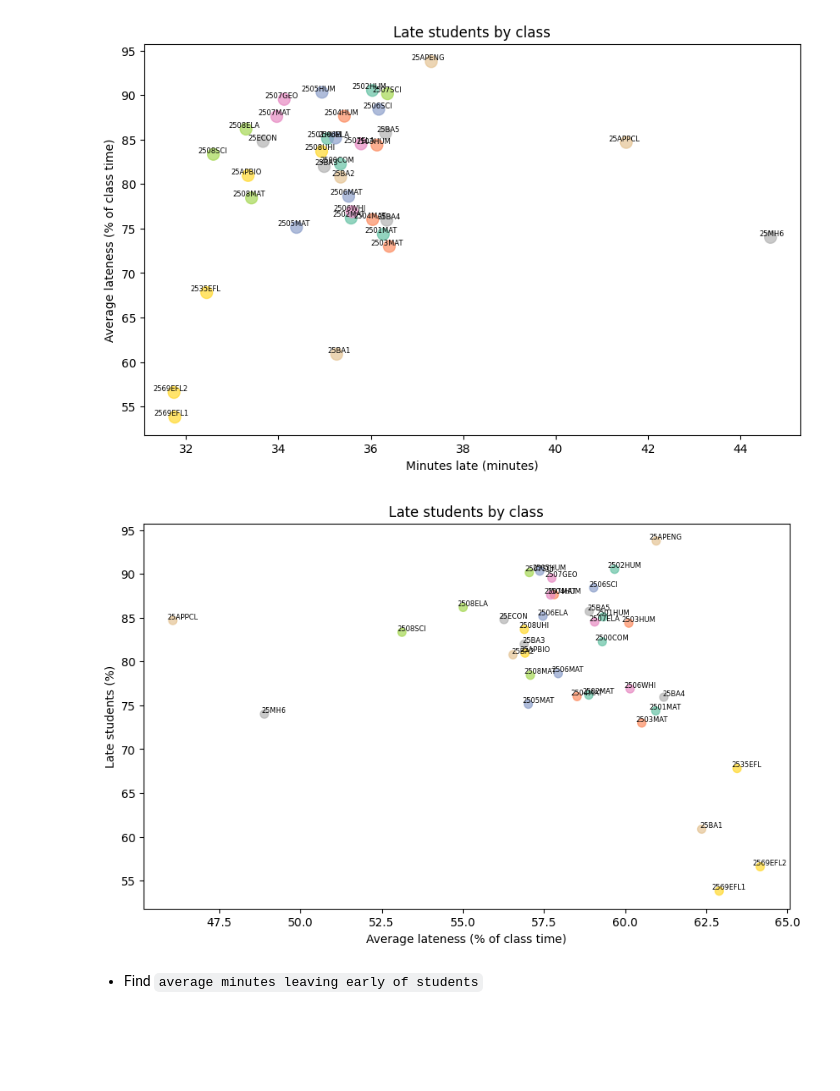
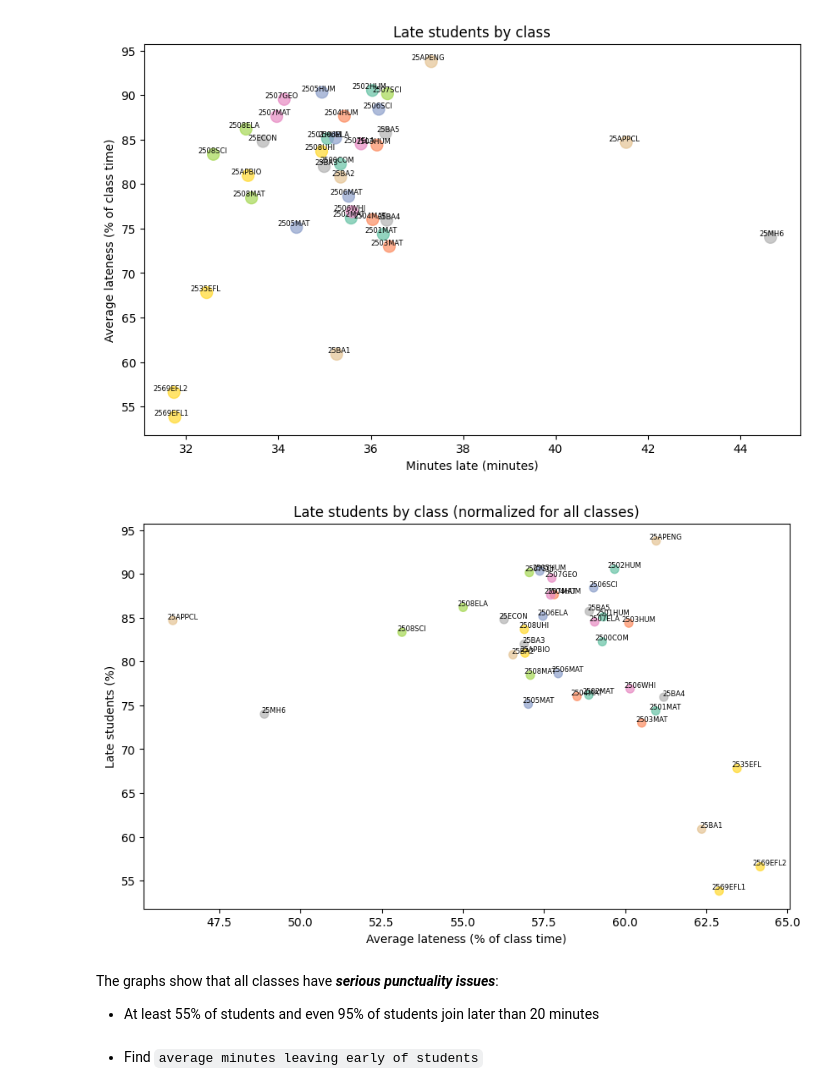
Before and after one commit to tthvan/Customer-Retention-Analysis, a Jupyter notebook: cleanin.ipynb, the cells around one changed output. Saved outputs shown, nothing was run; the diff lists cells and outputs as text; code cells hidden in the pictures; blank space fills up the shorter version.

```diff
--- a/cleanin.ipynb
+++ b/cleanin.ipynb
@@ -469,19 +490,0 @@ Index(['Topic', 'ID', 'Host name', 'Host email', 'Start time', 'End time',
-# %%
-# Mark students that are late more than 20 minutes
-df['is_late'] = df['minutes_late'] > 20
-
-# Count unique students per class
-total_counts = df.groupby('Topic')['Email'].nunique().reset_index(name='total_students')
-total_counts['class_duration'] = df.groupby('Topic').agg(
-    avg_class_duration=('Duration (minutes)')
-)
-
-# Count late students + avg lateness
-late_counts = df[df['is_late']].groupby('Topic').agg(
-    num_late=('Email', 'nunique'),
-    avg_min_late=('minutes_late', 'mean')
-).reset_index()
-
-# Merge and compute percentage
-late_stats = late_counts.merge(total_counts, on='Topic')
-late_stats['pct_late'] = (late_stats['num_late'] / late_stats['total_students']) * 100
@@ -554,22 +551,25 @@ plt.show()
 # %%
 plt.figure(figsize=(10,6))
 scatter = plt.scatter(
     late_stats['pct_class_duration'],
     late_stats['pct_late'],
     c=range(len(late_stats)),
     cmap='Set2',
     s=50,
     alpha=0.7
 )
 for i, row in late_stats.iterrows():
     plt.text(row['pct_class_duration']+0.3, row['pct_late'], row['Topic'], fontsize=6, ha='center', va='bottom')
 
 plt.xlabel('Average lateness (% of class time)')
 plt.ylabel('Late students (%)')
-plt.title('Late students by class')
+plt.title('Late students by class (normalized for all classes)')
 plt.show()
 # %% [output]
-[figure, old version]
+[figure, new version]
+# %% [markdown]
+The graphs show that all classes have ***serious punctuality issues***:
++ At least 55% of students and even 95% of students  join later than 20 minutes
 # %% [markdown]
 - Find `average minutes leaving early of students`
 # %%
```
Also changed, not shown: parts of 5 cells of this notebook.
